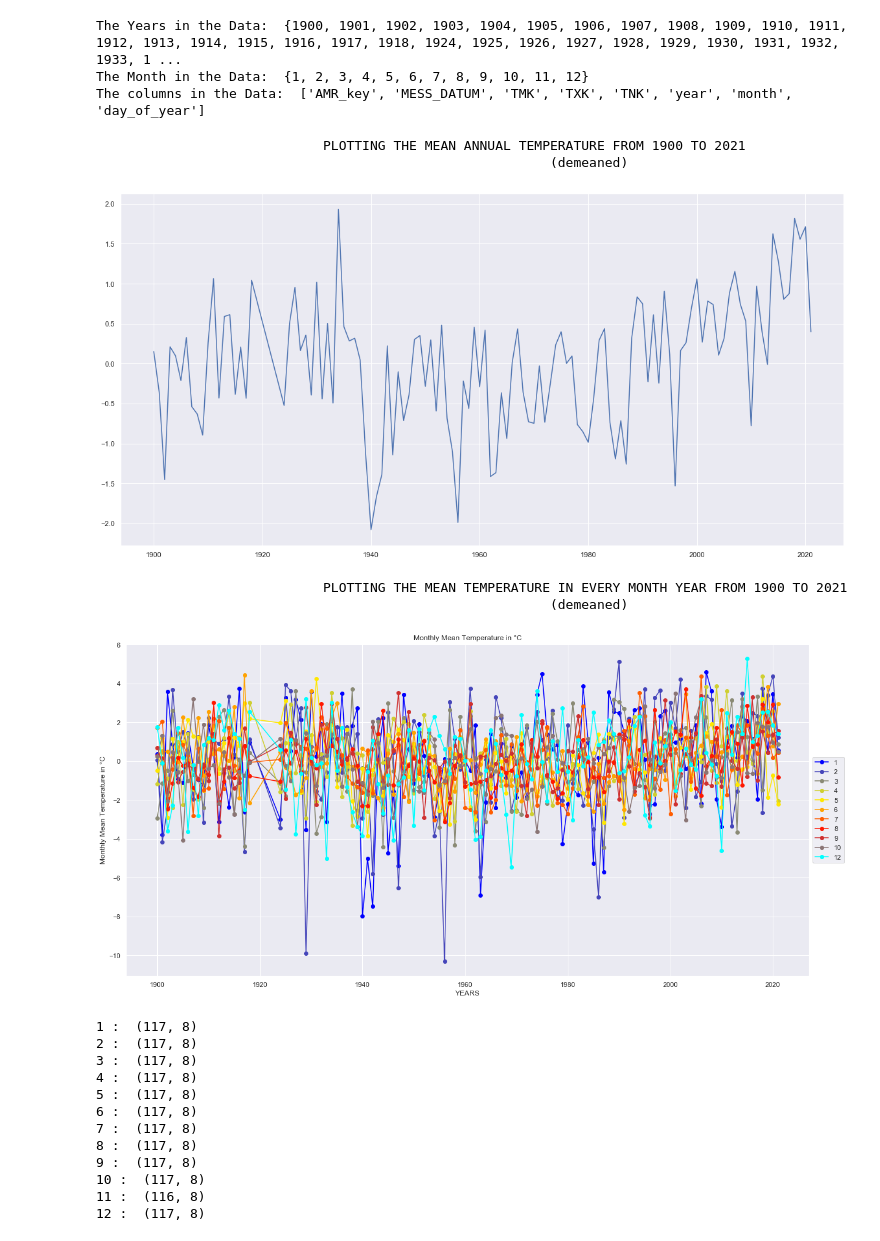
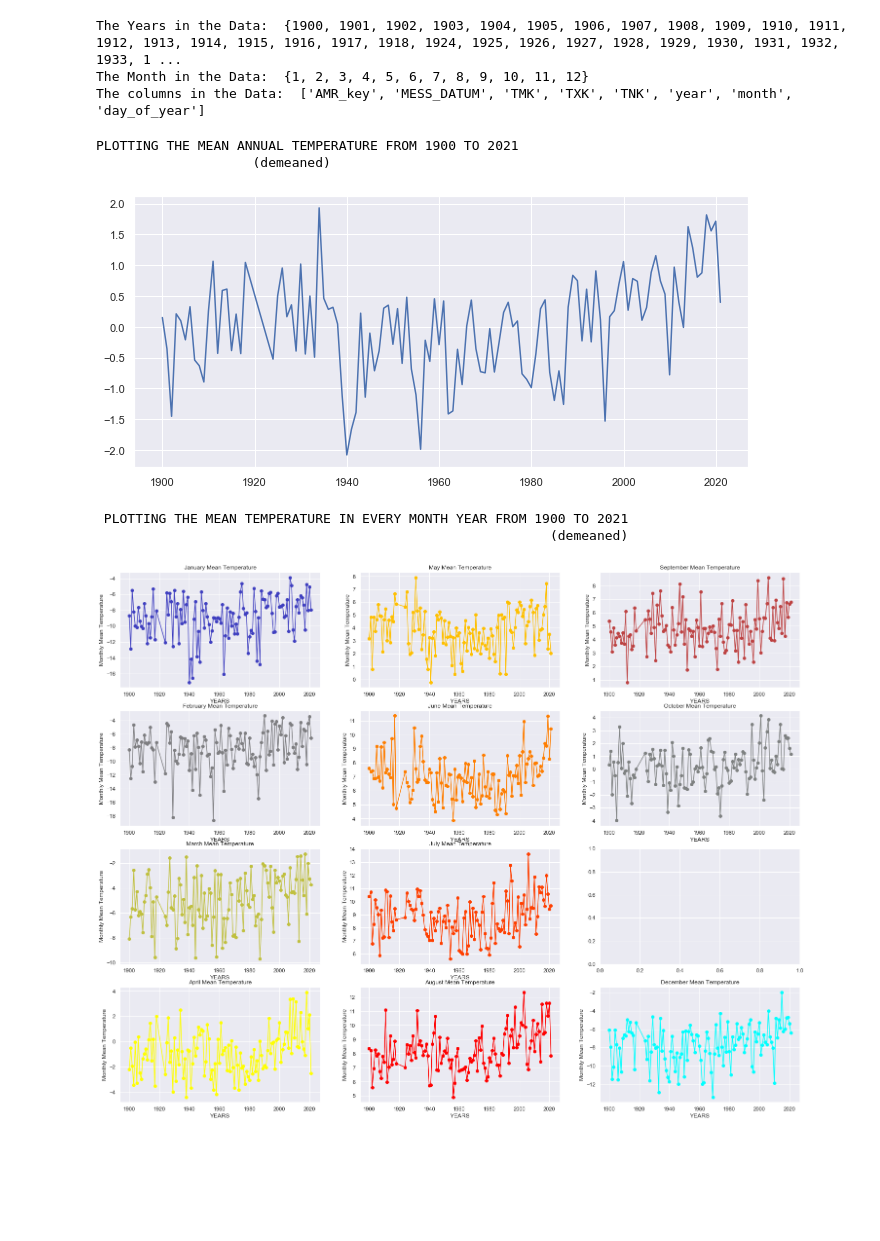
Before and after one commit to VolkaneicFox/IWH-Research, a Jupyter notebook: temperatureDatav1.ipynb, the cells around one changed output. Saved outputs shown, nothing was run; the diff lists cells and outputs as text; code cells hidden in the pictures; blank space fills up the shorter version.

```diff
--- a/temperatureDatav1.ipynb
+++ b/temperatureDatav1.ipynb
@@ -265,8 +267,8 @@ The Years in the Data:  {1900, 1901, 1902, 1903, 1904, 1905, 1906, 1907, 1908, 1
 The Month in the Data:  {1, 2, 3, 4, 5, 6, 7, 8, 9, 10, 11, 12}
 The columns in the Data:  ['AMR_key', 'MESS_DATUM', 'TMK', 'TXK', 'TNK', 'year', 'month', 'day_of_year']
 # %%
-print("                             PLOTTING THE MEAN ANNUAL TEMPERATURE FROM 1900 TO 2021")
-print("                                                          (demeaned) ")
+print("PLOTTING THE MEAN ANNUAL TEMPERATURE FROM 1900 TO 2021")
+print("                    (demeaned) ")
 df=amr_panel_temp00.groupby(by=["year"]).mean().reset_index()
 df['demeaned']=df['TMK']-np.mean(df['TMK'])
 years=[1900, 1901, 1902, 1903, 1904, 1905, 1906, 1907, 1908, 1909, 1910, 1911,
@@ -280,7 +282,7 @@ years=[1900, 1901, 1902, 1903, 1904, 1905, 1906, 1907, 1908, 1909, 1910, 1911,
        2001, 2002, 2003, 2004, 2005, 2006, 2007, 2008, 2009, 2010, 2011, 2012,
        2013, 2014, 2015, 2016, 2017, 2018, 2019, 2020, 2021]
 
-fig,ax=plt.subplots(figsize=(20,10))
+fig,ax=plt.subplots(figsize=(11,5))
 ax.plot(years,df['demeaned'])
 plt.show()
 # %% [output]
@@ -289,8 +291,9 @@ plt.show()
-[figure, old version]
+[figure, new version]
 # %%
-print("                             PLOTTING THE MEAN TEMPERATURE IN EVERY MONTH YEAR FROM 1900 TO 2021")
+print(" PLOTTING THE MEAN TEMPERATURE IN EVERY MONTH YEAR FROM 1900 TO 2021")
 print("                                                          (demeaned) ")
 df=amr_panel_temp00.groupby(by=["year","month"]).mean().reset_index()
+df['year_mean']=amr_panel_temp00.groupby(by='year').transform('mean')['TMK']
 years=[1900, 1901, 1902, 1903, 1904, 1905, 1906, 1907, 1908, 1909, 1910, 1911,
        1912, 1913, 1914, 1915, 1916, 1917, 1918, 1924, 1925, 1926, 1927, 1928,
        1929, 1930, 1931, 1932, 1933, 1934, 1935, 1936, 1937, 1938, 1939, 1940,
@@ -301,20 +304,22 @@ years=[1900, 1901, 1902, 1903, 1904, 1905, 1906, 1907, 1908, 1909, 1910, 1911,
        1989, 1990, 1991, 1992, 1993, 1994, 1995, 1996, 1997, 1998, 1999, 2000,
        2001, 2002, 2003, 2004, 2005, 2006, 2007, 2008, 2009, 2010, 2011, 2012,
        2013, 2014, 2015, 2016, 2017, 2018, 2019, 2020, 2021]
-cmap=sns.blend_palette(colors=["blue","yellow","red","cyan"],n_colors=12)
-fig,ax=plt.subplots(figsize=(20,10))
+cmap=sns.blend_palette(colors=["blue","yellow","red","cyan"],n_colors=13)
+fig,ax=plt.subplots(4,3,figsize=(25,20))
 sns.set_theme(style="darkgrid")
-for i in range(12):
-    try:
-        tdf=pd.DataFrame(df[df["month"]==(i+1)]["TMK"])
-        tdf['demeaned']=tdf['TMK']-np.mean(tdf['TMK'])
-        ax.plot(years,tdf['demeaned'],marker="o",label=str(i+1),color=cmap[i])
-    except:
-        a=0
-plt.xlabel("YEARS")
-plt.ylabel("Monthly Mean Temperature in °C")
-plt.title("Monthly Mean Temperature in °C")
-plt.legend(loc='center left', bbox_to_anchor=(1, 0.5))
+mon=1
+for i in range(3):
+    for j in range(4):
+        try:
+            tdf=pd.DataFrame(df[df["month"]==mon][["TMK","year_mean"]])
+            tdf['demeaned']=tdf['TMK']-tdf['year_mean']
+            ax[j][i].plot(years,tdf['demeaned'],marker="o",color=cmap[mon])
+            ax[j][i].set_xlabel("YEARS")
+            ax[j][i].set_ylabel("Monthly Mean Temperature")
+            ax[j][i].set_title(mon_dict[mon]+" Mean Temperature")
+        except:
+            no=0
+        mon=mon+1
 plt.grid(True)
 plt.show()
 # %% [output]
@@ -322,18 +327,2 @@ plt.show()
                                                           (demeaned)
-[figure, old version]
+[figure, new version]
-# %%
-for i in range(12):
-    print(i+1,': ',df[df['month']==(i+1)].shape)
-# %% [output]
-1 :  (117, 8)
-2 :  (117, 8)
-3 :  (117, 8)
-4 :  (117, 8)
-5 :  (117, 8)
-6 :  (117, 8)
-7 :  (117, 8)
-8 :  (117, 8)
-9 :  (117, 8)
-10 :  (117, 8)
-11 :  (116, 8)
-12 :  (117, 8)
```
Also changed, not shown: parts of 21 cells of this notebook.
